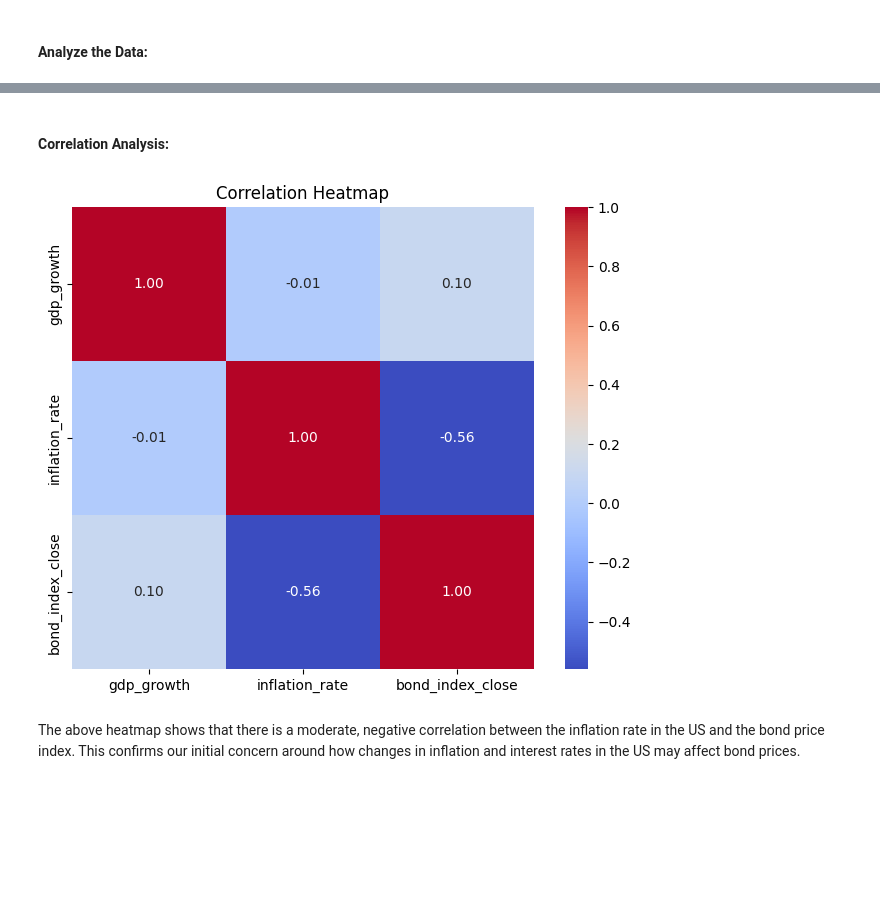
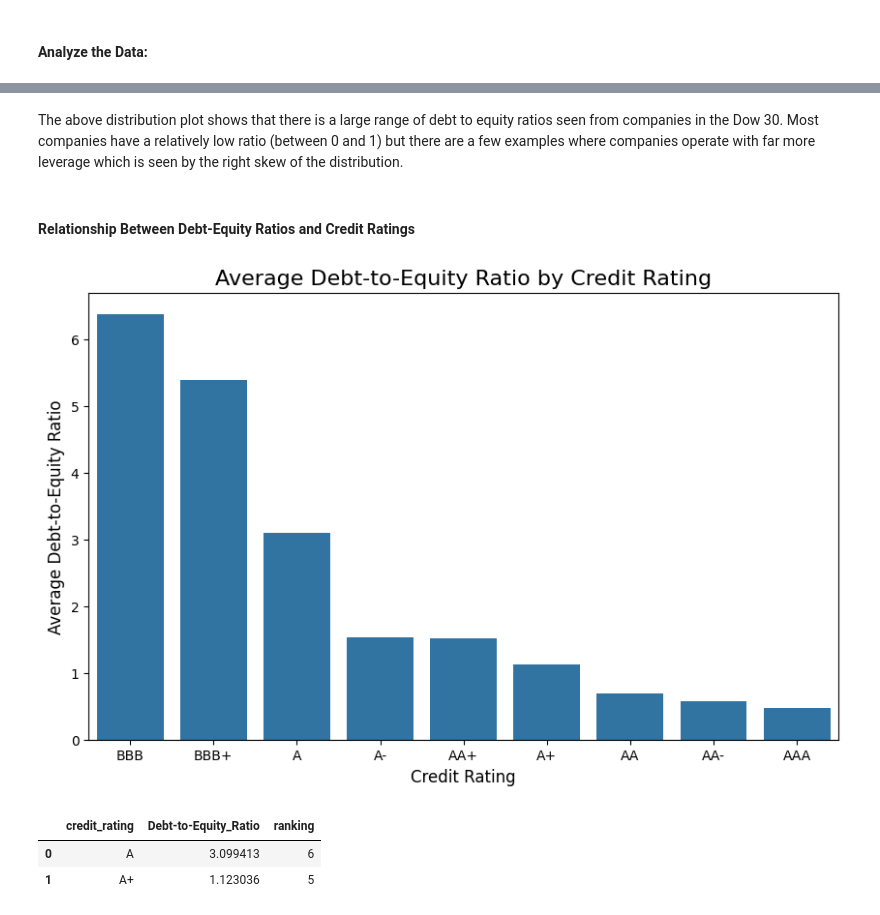
Before and after one commit to dylanvz95/WQU-FD-GWP, a Jupyter notebook: GWP1/DVZ_Step4_and_5_GWP_2.ipynb, the cells around one changed output, grey strips where cells are left out. Cells and saved outputs as stored; diff of their text form; code cells hidden in the pictures; blank space fills up the shorter version.

```diff
--- a/GWP1/DVZ_Step4_and_5_GWP_2.ipynb
+++ b/GWP1/DVZ_Step4_and_5_GWP_2.ipynb
@@ -537,20 +331,47 @@ The above time series plot shows that the US GDP growth has been relatively stab
-# %% [markdown]
-#### Correlation Analysis:
-# %%
-
-# Calculate the correlation matrix
-correlation_matrix = combined_df[['gdp_growth', 'inflation_rate', 'bond_index_close']].corr()
-
-# Set the size of the plot
-plt.figure(figsize=(8, 6))
-
-# Create a heatmap
-sns.heatmap(correlation_matrix, annot=True, cmap='coolwarm', fmt=".2f", square=True)
-
-# Title and show the plot
-plt.title('Correlation Heatmap')
-plt.show()
-# %% [output]
-[figure, removed]
-# %% [markdown]
-The above heatmap shows that there is a moderate, negative correlation between the inflation rate in the US and the bond price index. This confirms our initial concern around how changes in inflation and interest rates in the US may affect bond prices.
+# %% [markdown]
+The above distribution plot shows that there is a large range of debt to equity ratios seen from companies in the Dow 30. Most companies have a relatively low ratio (between 0 and 1) but there are a few examples where companies operate with far more leverage which is seen by the right skew of the distribution.
+# %% [markdown]
+#### Relationship Between Debt-Equity Ratios and Credit Ratings
+# %%
+#create a dataframe to calculate mean debt-equity ratio of each credit rating
+df_grouped = combined_df.groupby('credit_rating')['Debt-to-Equity_Ratio'].mean().reset_index()
+
+# Sort by Debt-to-Equity Ratio for better visualization (optional)
+avg_de_ratio_by_rating = df_grouped.sort_values('Debt-to-Equity_Ratio', ascending=False)
+
+# Plotting using Seaborn (you can also use Matplotlib)
+plt.figure(figsize=(10, 6))
+sns.barplot(data=avg_de_ratio_by_rating, x='credit_rating', y='Debt-to-Equity_Ratio')
+
+# Adding titles and labels
+plt.title('Average Debt-to-Equity Ratio by Credit Rating', fontsize=16)
+plt.xlabel('Credit Rating', fontsize=12)
+plt.ylabel('Average Debt-to-Equity Ratio', fontsize=12)
+
+# Show the plot
+plt.show()
+# %% [output]
+[figure, added]
+# %%
+#map the ranking of credit risk ratings to each ranking in order to assess the linear relationship
+
+credit_rating_rank = {
+    "AAA": 1,
+    "AA+": 2,
+    "AA": 3,
+    "AA-": 4,
+    "A+": 5,
+    "A": 6,
+    "A-": 7,
+    "BBB+": 8,
+    "BBB": 9,
+}
+
+#map the dictionary to the summary dataframe
+df_grouped['ranking'] = df_grouped['credit_rating'].map(credit_rating_rank)
+
+df_grouped.head(2)
+# %% [output]
+|  | credit_rating | Debt-to-Equity_Ratio | ranking |
+| 0 | A | 3.099413 | 6 |
+| 1 | A+ | 1.123036 | 5 |
```
Also changed, not shown: parts of 32 cells of this notebook, 3 other files.
